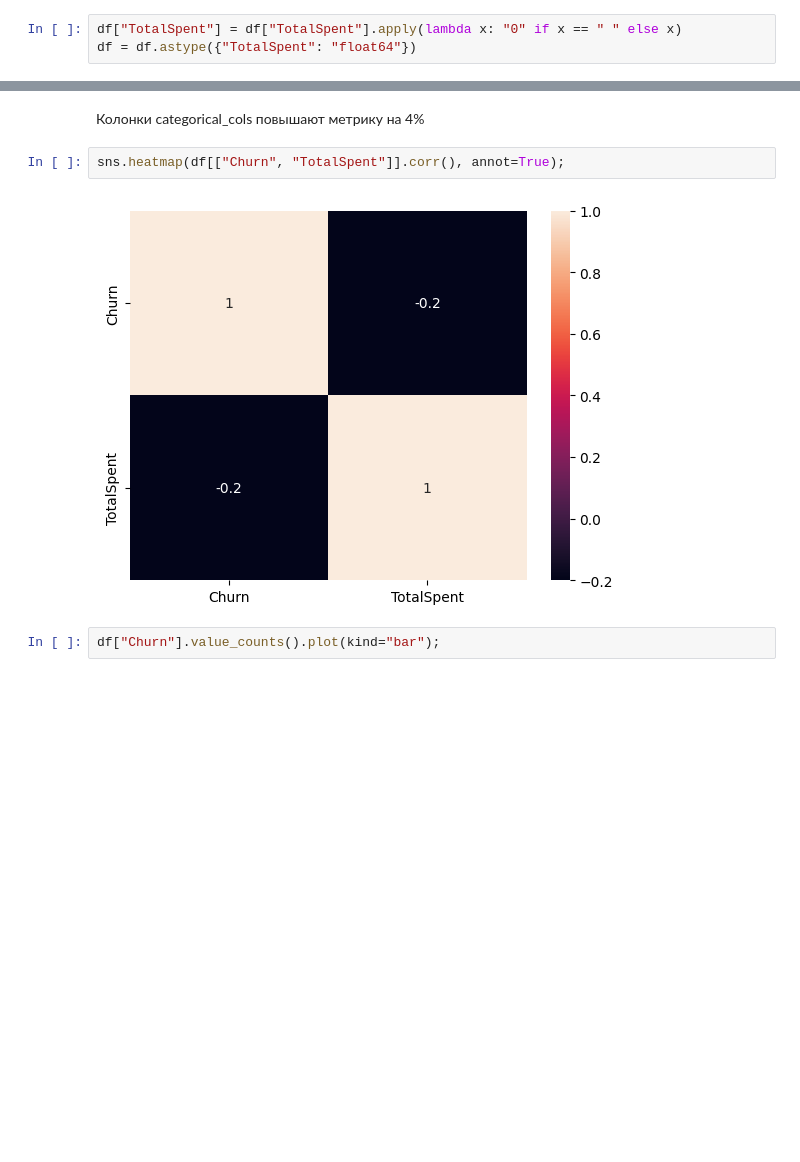
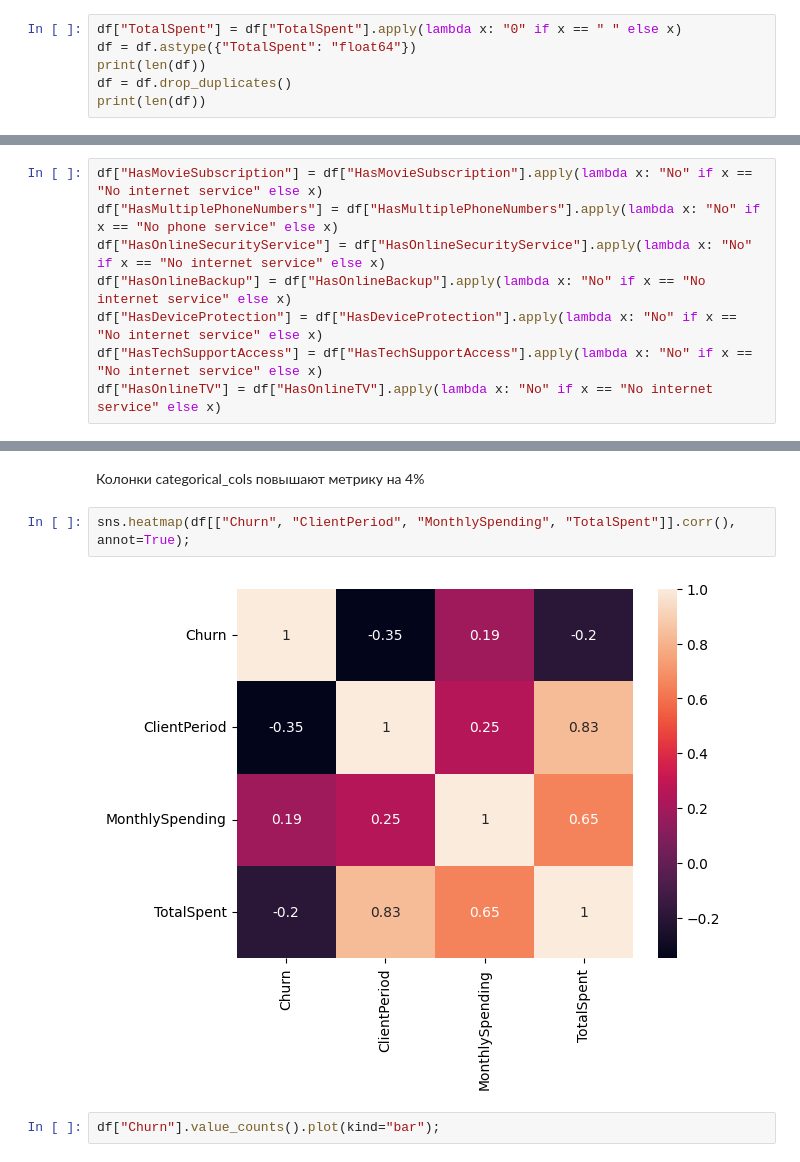
Before and after one commit to Paul-the-human/user_churn, a Jupyter notebook: user_churn.ipynb, the cells around one changed output, grey strips where cells are left out. Cells and saved outputs as stored; diff of their text form; blank space fills up the shorter version.

```diff
--- a/user_churn.ipynb
+++ b/user_churn.ipynb
@@ -15,3 +18,6 @@ df = pd.read_csv('train .csv')
 # %%
 df["TotalSpent"] = df["TotalSpent"].apply(lambda x: "0" if x == " " else x)
 df = df.astype({"TotalSpent": "float64"})
+print(len(df))
+df = df.drop_duplicates()
+print(len(df))
@@ -57,6 +66,14 @@ def eda_visualize(column, xlim=None):
 # %%
 def churn_by_category(category):
     df.groupby(['Churn', category]).size().unstack(fill_value=0).plot(kind='bar', stacked=True);
+# %%
+df["HasMovieSubscription"] = df["HasMovieSubscription"].apply(lambda x: "No" if x == "No internet service" else x)
+df["HasMultiplePhoneNumbers"] = df["HasMultiplePhoneNumbers"].apply(lambda x: "No" if x == "No phone service" else x)
+df["HasOnlineSecurityService"] = df["HasOnlineSecurityService"].apply(lambda x: "No" if x == "No internet service" else x)
+df["HasOnlineBackup"] = df["HasOnlineBackup"].apply(lambda x: "No" if x == "No internet service" else x)
+df["HasDeviceProtection"] = df["HasDeviceProtection"].apply(lambda x: "No" if x == "No internet service" else x)
+df["HasTechSupportAccess"] = df["HasTechSupportAccess"].apply(lambda x: "No" if x == "No internet service" else x)
+df["HasOnlineTV"] = df["HasOnlineTV"].apply(lambda x: "No" if x == "No internet service" else x)
 # %%
 churn_by_category('HasPartner')
 churn_by_category('Sex')
@@ -104,9 +121,9 @@ for col in categorical_cols:
 # %% [markdown]
 Колонки categorical_cols повышают метрику на 4%
 # %%
-sns.heatmap(df[["Churn", "TotalSpent"]].corr(), annot=True);
+sns.heatmap(df[["Churn", "ClientPeriod", "MonthlySpending", "TotalSpent"]].corr(), annot=True);
 # %% [output]
-[figure, old version]
+[figure, new version]
 # %%
 df["Churn"].value_counts().plot(kind="bar");
 # %% [output]
```
Also changed, not shown: parts of 28 cells of this notebook.
